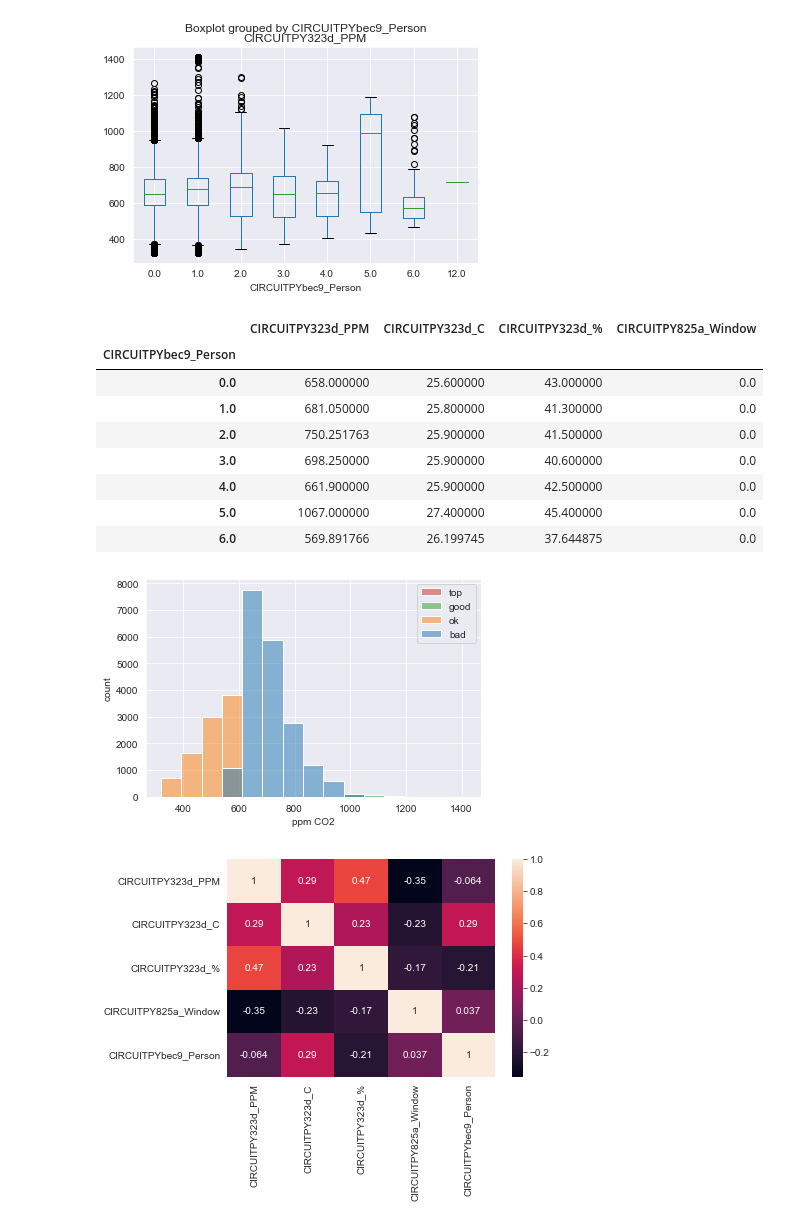
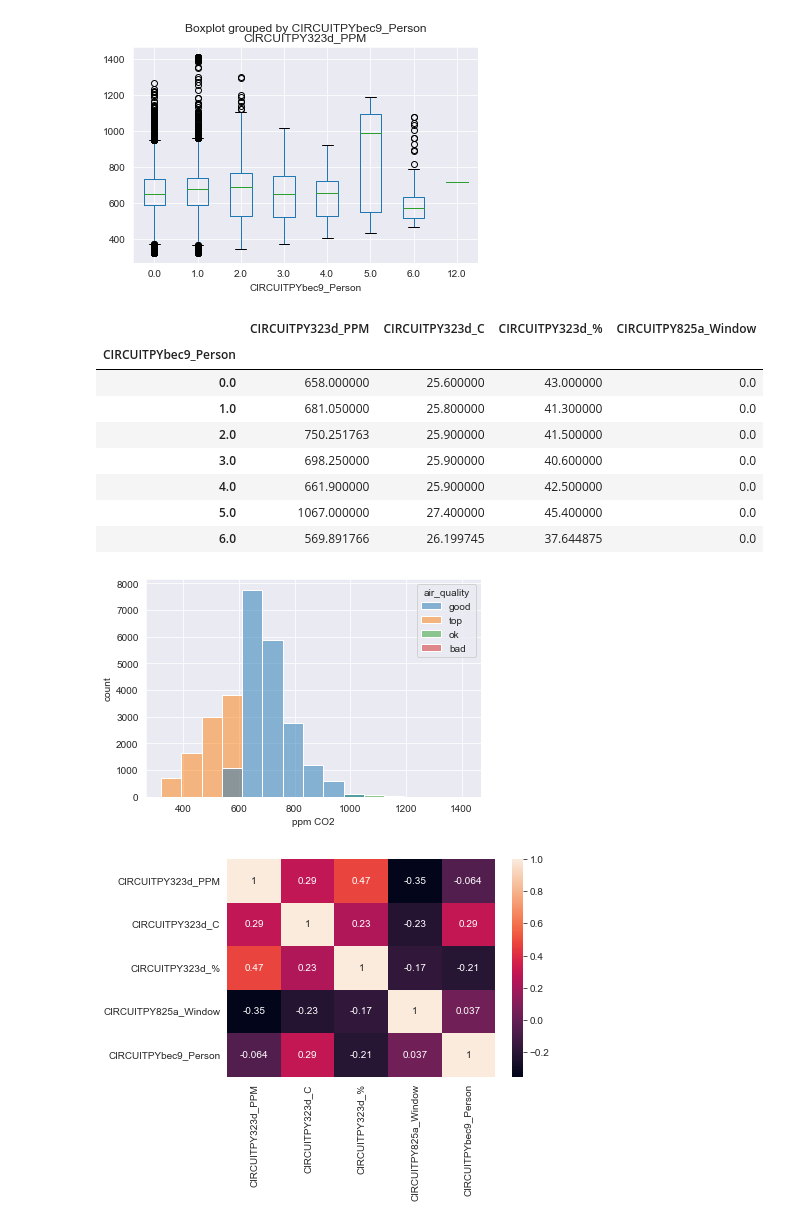
Before and after one commit to nicolarohner1337/smartclassroom, a Jupyter notebook: analyse/analyse.ipynb, the cells around one changed output. Drawn from its saved outputs; the diff is of its cells as text; code cells hidden in the pictures.

```diff
--- a/analyse/analyse.ipynb
+++ b/analyse/analyse.ipynb
@@ -274,23 +274,23 @@ df_timewindow_clean.boxplot(column='CIRCUITPY323d_PPM',by='CIRCUITPYbec9_Person'
 # %%
 # group PPM in 100 bins
 sns.histplot(bins=15, hue='air_quality', data=df_timewindow_clean, x='CIRCUITPY323d_PPM')
 plt.xlabel('ppm CO2')
 plt.ylabel('count')
-plt.legend(["top", "good", "ok", "bad"])
+#plt.legend(["top", "good", "ok", "bad"])
 
 #what is the median person in those bins
 df_timewindow_clean_0.groupby('CIRCUITPYbec9_Person').median()
 # %% [output]
 |  | CIRCUITPY323d_PPM | CIRCUITPY323d_C | CIRCUITPY323d_% | CIRCUITPY825a_Window |
 | CIRCUITPYbec9_Person |  |  |  |  |
 | 0.0 | 658.000000 | 25.600000 | 43.000000 | 0.0 |
 | 1.0 | 681.050000 | 25.800000 | 41.300000 | 0.0 |
 | 2.0 | 750.251763 | 25.900000 | 41.500000 | 0.0 |
 | 3.0 | 698.250000 | 25.900000 | 40.600000 | 0.0 |
 | 4.0 | 661.900000 | 25.900000 | 42.500000 | 0.0 |
 | 5.0 | 1067.000000 | 27.400000 | 45.400000 | 0.0 |
 | 6.0 | 569.891766 | 26.199745 | 37.644875 | 0.0 |
-[figure, old version]
+[figure, new version]
 # %%
 sns.heatmap(df_timewindow_clean.corr(method="pearson"), annot=True)
 plt.show()
```
